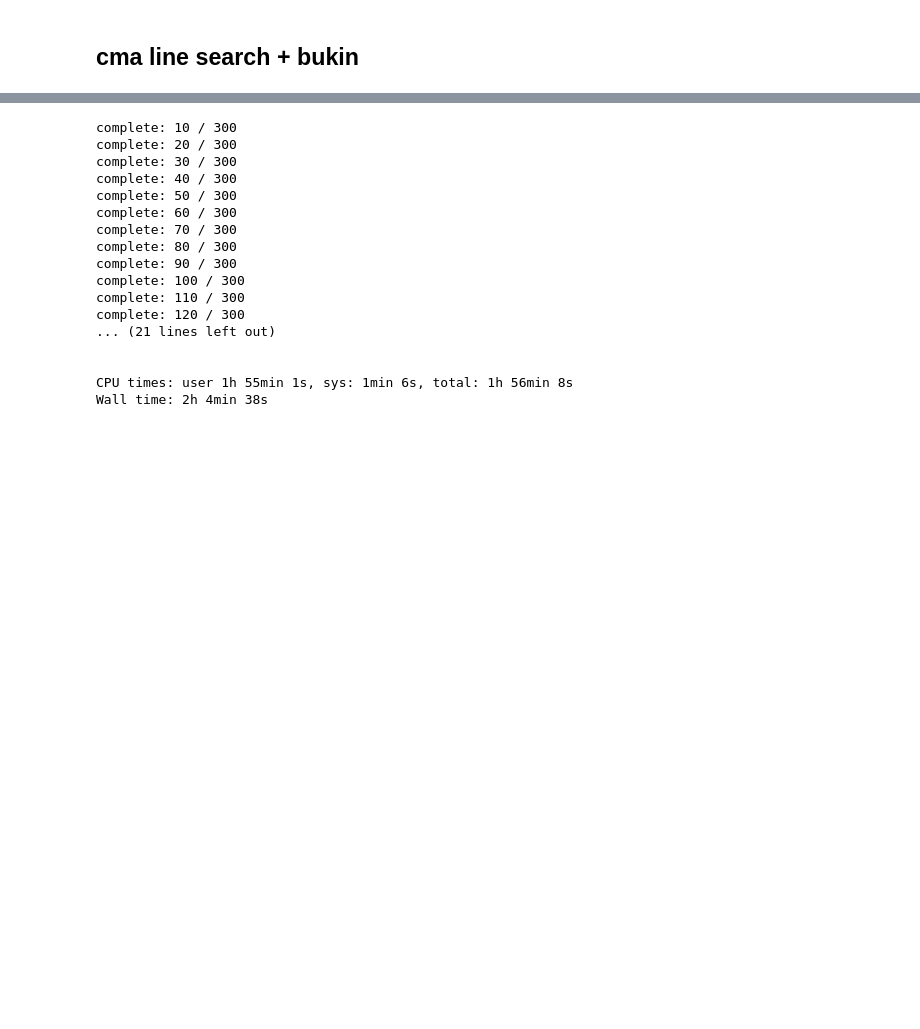
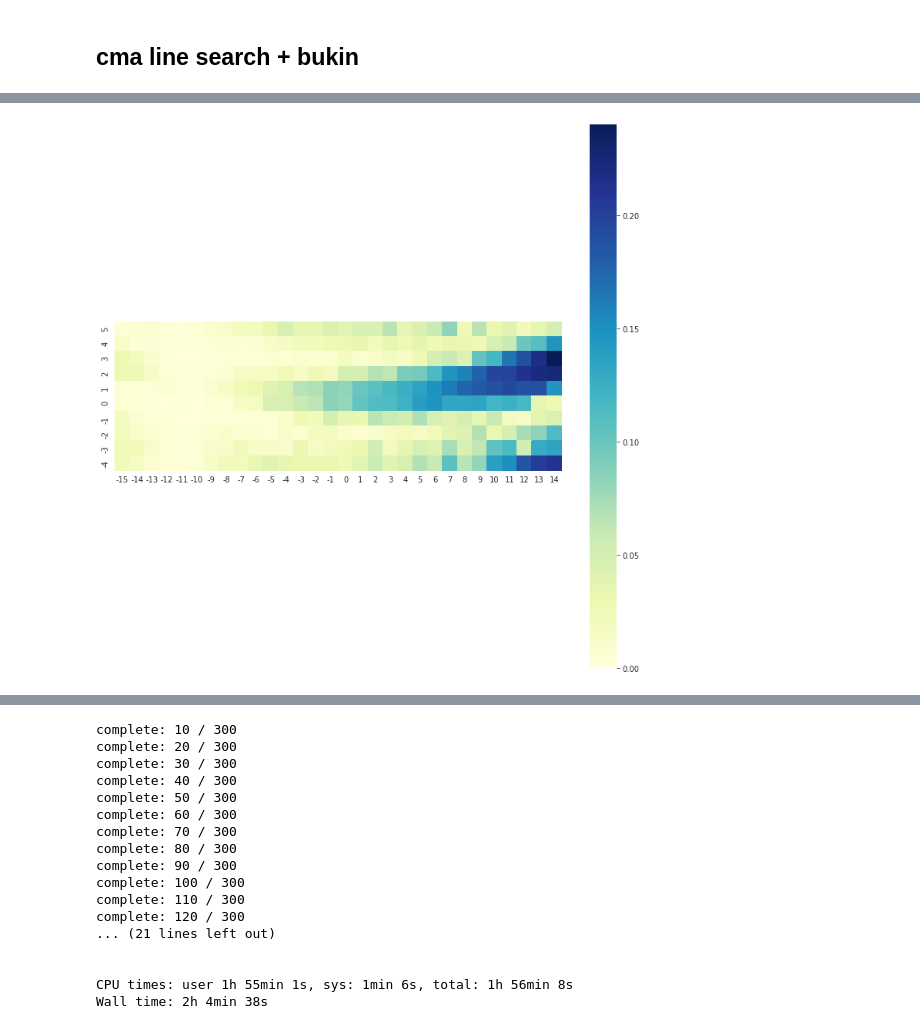
Before and after one commit to huajian1069/non-convex-optimisation, a Jupyter notebook: plot_statistical_convergence_cost_graph .ipynb, the cells around one changed output, grey strips where cells are left out. Cells and saved outputs as stored; diff of their text form; code cells hidden in the pictures; blank space fills up the shorter version.

```diff
--- a/plot_statistical_convergence_cost_graph .ipynb
+++ b/plot_statistical_convergence_cost_graph .ipynb
@@ -268,0 +301,4 @@ ana_cma.plot_hotmap_cost()
+# %%
+ana_cma.plot_hotmap_cost()
+# %% [output]
+[figure, added]
```
Also changed, not shown: parts of 7 cells of this notebook, 2 other files.
